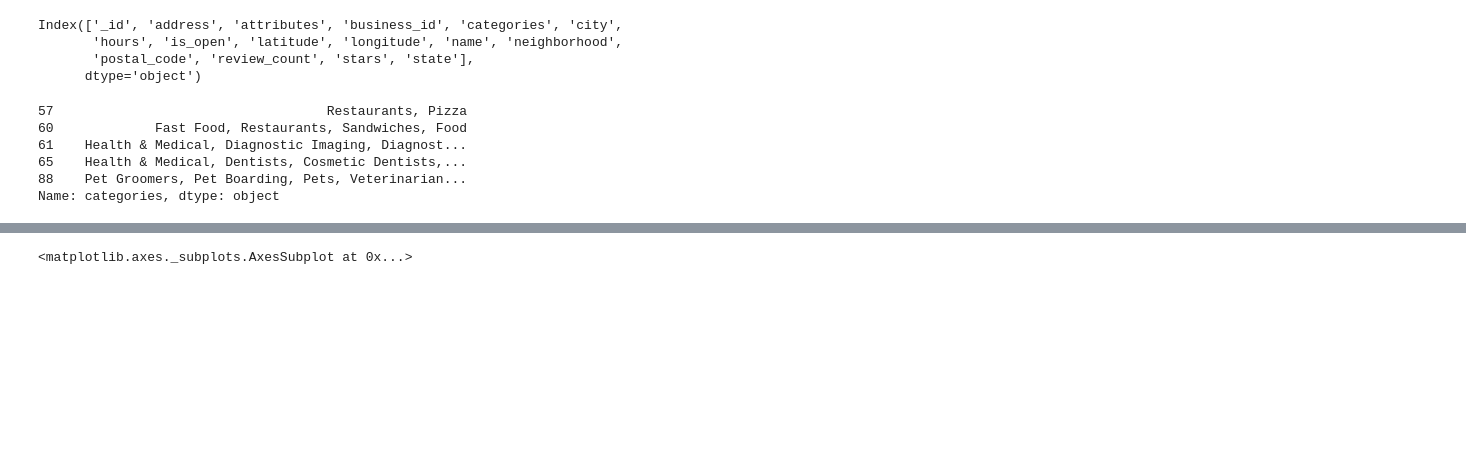
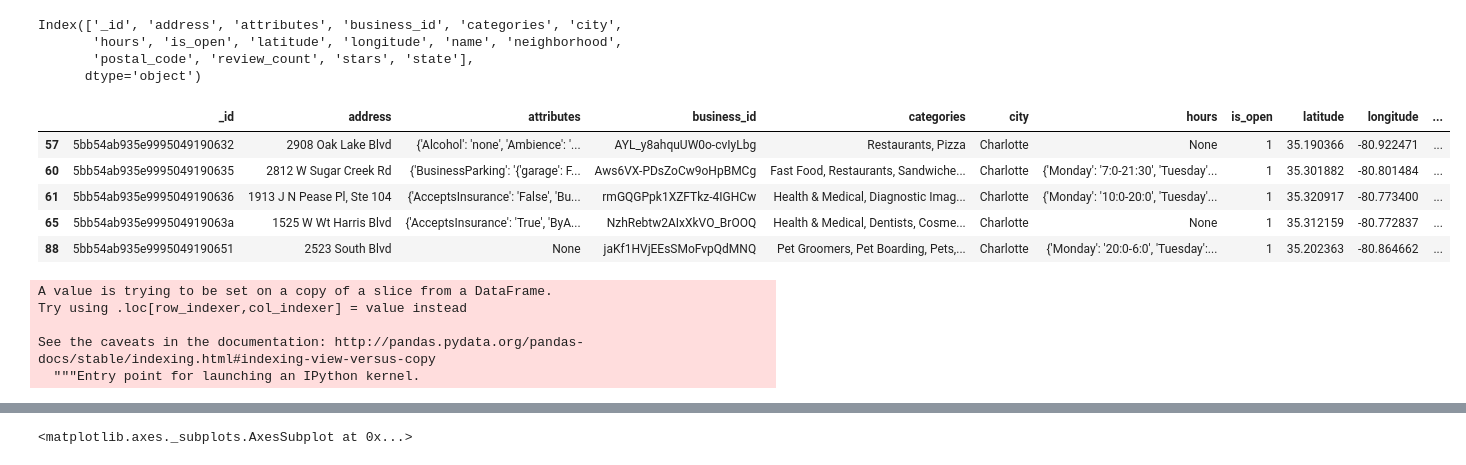
Before and after one commit to jonathanc42/hw-fall2-blue5, a Jupyter notebook: TextAnalysis/Sentiment.ipynb, the cells around one changed output, grey strips where cells are left out. Saved outputs shown, nothing was run; the diff lists cells and outputs as text; code cells hidden in the pictures; blank space fills up the shorter version.

```diff
--- a/TextAnalysis/Sentiment.ipynb
+++ b/TextAnalysis/Sentiment.ipynb
@@ -94,14 +94,22 @@ Index(['_id', 'address', 'attributes', 'business_id', 'categories', 'city',
        'postal_code', 'review_count', 'stars', 'state'],
       dtype='object')
 # %%
-charlotdf.categories.head()
+charlotdf.head()
 # %% [output]
-57                                   Restaurants, Pizza
-60             Fast Food, Restaurants, Sandwiches, Food
-61    Health & Medical, Diagnostic Imaging, Diagnost...
-65    Health & Medical, Dentists, Cosmetic Dentists,...
-88    Pet Groomers, Pet Boarding, Pets, Veterinarian...
-Name: categories, dtype: object
+|  | _id | address | attributes | business_id | categories | city | hours | is_open | latitude | longitude | ... |
+| 57 | 5bb54ab935e9995049190632 | 2908 Oak Lake Blvd | {'Alcohol': 'none', 'Ambience': '... | AYL_y8ahquUW0o-cvIyLbg | Restaurants, Pizza | Charlotte | None | 1 | 35.190366 | -80.922471 | ... |
+| 60 | 5bb54ab935e9995049190635 | 2812 W Sugar Creek Rd | {'BusinessParking': '{'garage': F... | Aws6VX-PDsZoCw9oHpBMCg | Fast Food, Restaurants, Sandwiche... | Charlotte | {'Monday': '7:0-21:30', 'Tuesday'... | 1 | 35.301882 | -80.801484 | ... |
+| 61 | 5bb54ab935e9995049190636 | 1913 J N Pease Pl, Ste 104 | {'AcceptsInsurance': 'False', 'Bu... | rmGQGPpk1XZFTkz-4IGHCw | Health & Medical, Diagnostic Imag... | Charlotte | {'Monday': '10:0-20:0', 'Tuesday'... | 1 | 35.320917 | -80.773400 | ... |
+| 65 | 5bb54ab935e999504919063a | 1525 W Wt Harris Blvd | {'AcceptsInsurance': 'True', 'ByA... | NzhRebtw2AIxXkVO_BrOOQ | Health & Medical, Dentists, Cosme... | Charlotte | None | 1 | 35.312159 | -80.772837 | ... |
+| 88 | 5bb54ab935e9995049190651 | 2523 South Blvd | None | jaKf1HVjEEsSMoFvpQdMNQ | Pet Groomers, Pet Boarding, Pets,... | Charlotte | {'Monday': '20:0-6:0', 'Tuesday':... | 1 | 35.202363 | -80.864662 | ... |
+# %%
+charlotdf['cat']=charlotdf.categories
+# %% [output]
+A value is trying to be set on a copy of a slice from a DataFrame.
+Try using .loc[row_indexer,col_indexer] = value instead
+
+See the caveats in the documentation: http://pandas.pydata.org/pandas-docs/stable/indexing.html#indexing-view-versus-copy
+  """Entry point for launching an IPython kernel.
 # %%
 # df['sentiment']=df['text'].apply(str.split).apply(sentiment.sentiment)
 # df=pd.concat([df['sentiment'].apply(pd.Series),df.drop('sentiment',axis=1)],axis=1)
```
Also changed, not shown: parts of 4 cells of this notebook, 2 other files.
